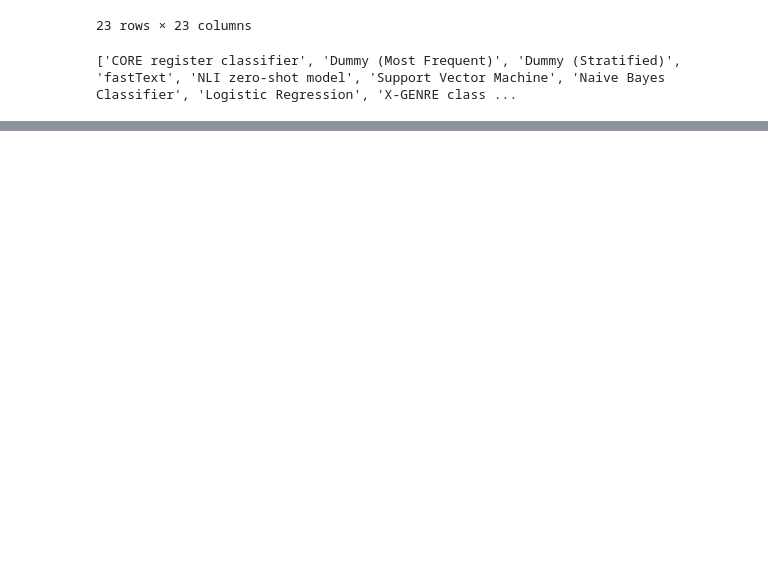
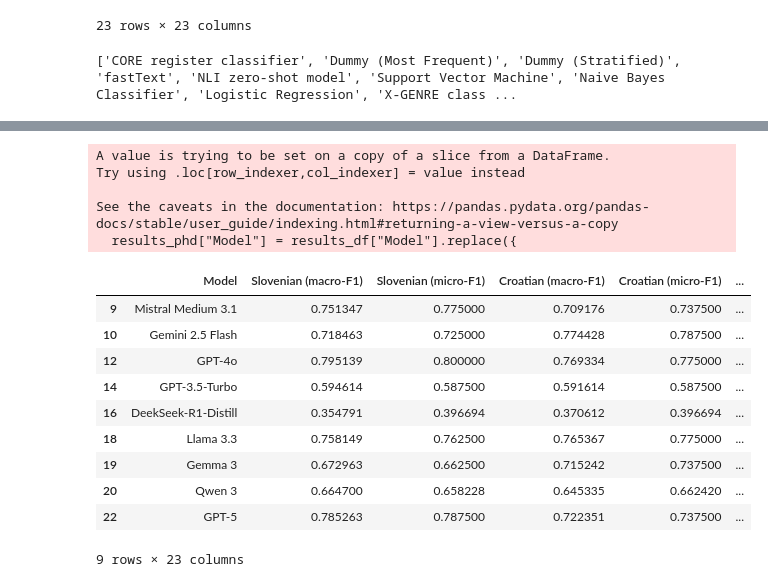
Before and after one commit to TajaKuzman/AGILE-Automatic-Genre-Identification-Benchmark, a Jupyter notebook: evaluation-of-results/evaluation_of_results.ipynb, the cells around one changed output, grey strips where cells are left out. Saved outputs shown, nothing was run; the diff lists cells and outputs as text; code cells hidden in the pictures; blank space fills up the shorter version.

```diff
--- a/evaluation-of-results/evaluation_of_results.ipynb
+++ b/evaluation-of-results/evaluation_of_results.ipynb
@@ -195,0 +192,31 @@ plt
+# %%
+# Keep only a selection of LLMs
+model_selection = ['GPT-3.5-Turbo', 'GPT-4o', 'GPT-5', 'Gemini 2.5 Flash', 'Mistral Medium 3.1', 'Llama 3.3', 'Gemma 3', 'Qwen3','DeekSeek-R1',]
+
+results_phd = results_df[results_df["Model"].isin(model_selection)]
+
+# Correct names of some of the models
+
+results_phd["Model"] = results_df["Model"].replace({
+    "Qwen3": "Qwen 3",
+    "DeekSeek-R1": "DeekSeek-R1-Distill"
+})
+
+results_phd
+# %% [output]
+A value is trying to be set on a copy of a slice from a DataFrame.
+Try using .loc[row_indexer,col_indexer] = value instead
+
+See the caveats in the documentation: https://pandas.pydata.org/pandas-docs/stable/user_guide/indexing.html#returning-a-view-versus-a-copy
+  results_phd["Model"] = results_df["Model"].replace({
+|  | Model | Slovenian (macro-F1) | Slovenian (micro-F1) | Croatian (macro-F1) | Croatian (micro-F1) | ... |
+| 9 | Mistral Medium 3.1 | 0.751347 | 0.775000 | 0.709176 | 0.737500 | ... |
+| 10 | Gemini 2.5 Flash | 0.718463 | 0.725000 | 0.774428 | 0.787500 | ... |
+| 12 | GPT-4o | 0.795139 | 0.800000 | 0.769334 | 0.775000 | ... |
+| 14 | GPT-3.5-Turbo | 0.594614 | 0.587500 | 0.591614 | 0.587500 | ... |
+| 16 | DeekSeek-R1-Distill | 0.354791 | 0.396694 | 0.370612 | 0.396694 | ... |
+| 18 | Llama 3.3 | 0.758149 | 0.762500 | 0.765367 | 0.775000 | ... |
+| 19 | Gemma 3 | 0.672963 | 0.662500 | 0.715242 | 0.737500 | ... |
+| 20 | Qwen 3 | 0.664700 | 0.658228 | 0.645335 | 0.662420 | ... |
+| 22 | GPT-5 | 0.785263 | 0.787500 | 0.722351 | 0.737500 | ... |
+9 rows × 23 columns
```
Also changed, not shown: parts of 5 cells of this notebook, 2 other files.
